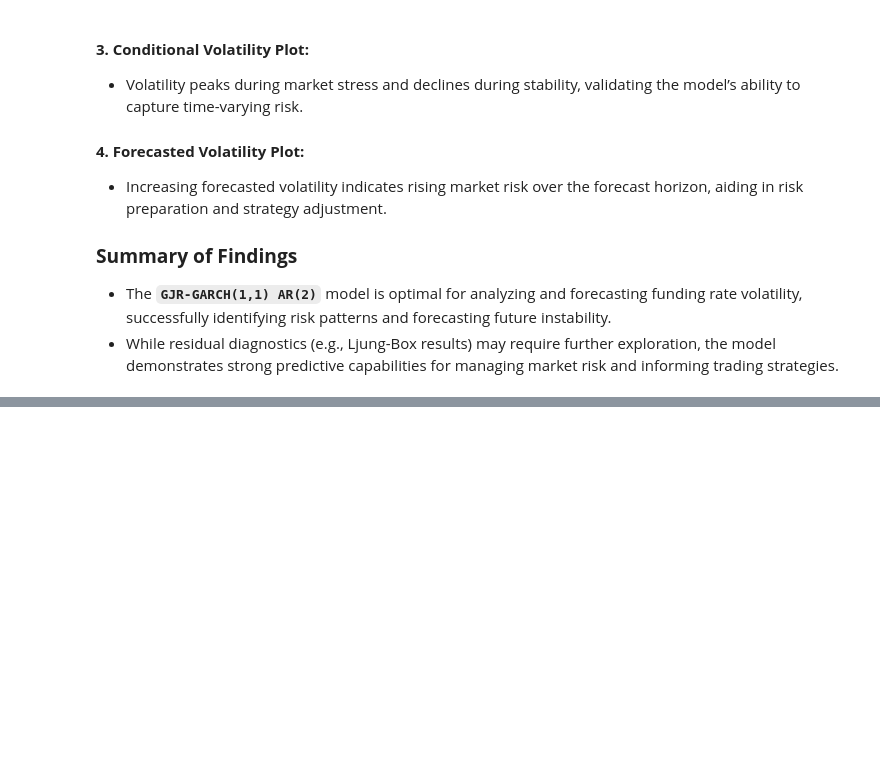
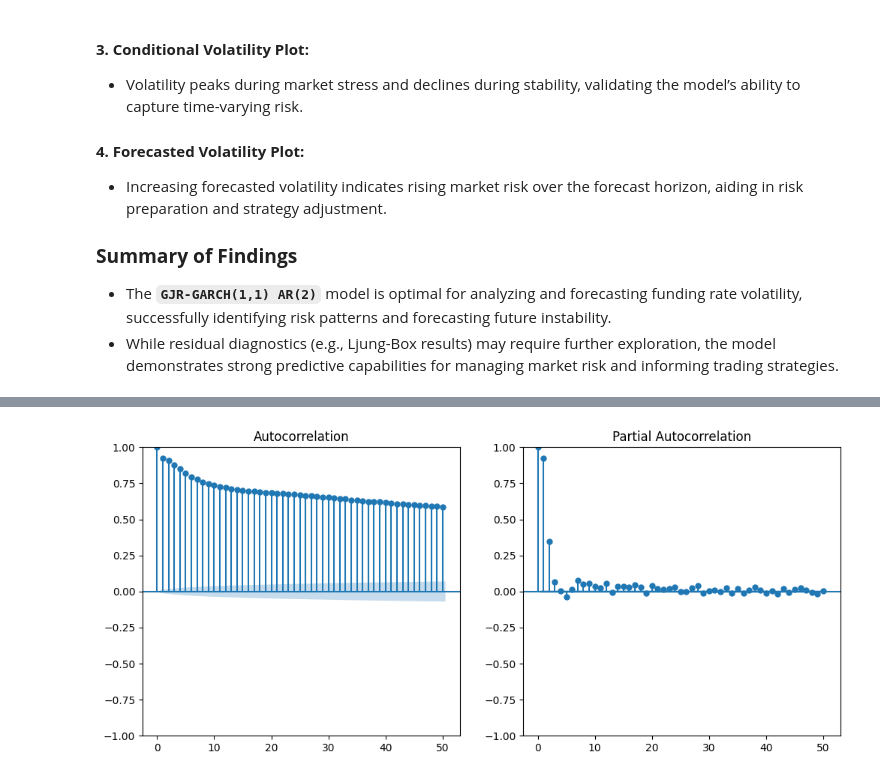
Before and after one commit to davidgieser/stat429_project, a Jupyter notebook: notebooks/model_development.ipynb, the cells around one changed output, grey strips where cells are left out. Saved outputs shown, nothing was run; the diff lists cells and outputs as text; code cells hidden in the pictures; blank space fills up the shorter version.

```diff
--- a/notebooks/model_development.ipynb
+++ b/notebooks/model_development.ipynb
@@ -863,3 +829,100 @@ See scipy.optimize.fmin_slsqp for code meaning.
 ### **Summary of Findings**
 - The **`GJR-GARCH(1,1) AR(2)`** model is optimal for analyzing and forecasting funding rate volatility, successfully identifying risk patterns and forecasting future instability.
 - While residual diagnostics (e.g., Ljung-Box results) may require further exploration, the model demonstrates strong predictive capabilities for managing market risk and informing trading strategies.
+# %%
+# Process data pipeline (rescale, handle outliers, etc.)
+df = process_pipeline(
+    BINANCE_BTC_PERP_CSV,
+    rescale=True,
+    scaling_factor=1e6,
+    handle_outliers=True
+)
+
+# Set index
+df.set_index('timestamp', inplace=True)
+
+# Extract funding_rate_series and check stationarity
+funding_rate_series = df['funding_rate'].dropna()
+adf_result = adfuller(funding_rate_series)
+print('ADF Statistic:', adf_result[0])
+print('p-value:', adf_result[1])
+if adf_result[1] > 0.05:
+    print("Series non-stationary, differencing if needed.")
+    funding_rate_series = funding_rate_series.diff().dropna()
+
+# Plot ACF/PACF if needed
+plot_acf_pacf(funding_rate_series, lags=50)
+
+# Add Model 1 direction predictions
+df = add_model1_direction(df)
+
+# Add Model 2 volatility forecast
+df = add_model2_volatility(df, steps=5)
+
+# For Model 3, we aim to predict `future_funding_rate` (one step ahead)
+df['future_funding_rate'] = df['funding_rate'].shift(-1)
+df.dropna(inplace=True)
+
+# Features for Model 3:
+features = [c for c in df.columns if c not in ['funding_rate', 'future_funding_rate', 'direction']]
+X = df[features]
+y = df['future_funding_rate']
+
+# Split into training and test sets
+split_idx = int(0.8 * len(df))
+X_train, X_test = X.iloc[:split_idx], X.iloc[split_idx:]
+y_train, y_test = y.iloc[:split_idx], y.iloc[split_idx:]
+
+# Final cleanup before training Model 3
+X_train = X_train.replace([np.inf, -np.inf], np.nan).fillna(0)
+X_train = X_train.clip(-1e9, 1e9)
+X_train = X_train.astype(np.float64)
+
+X_test = X_test.replace([np.inf, -np.inf], np.nan).fillna(0)
+X_test = X_test.clip(-1e9, 1e9)
+X_test = X_test.astype(np.float64)
+
+print("After cleanup:")
+print("X_train describe:\n", X_train.describe())
+print("X_test describe:\n", X_test.describe())
+
+# Train a RandomForestRegressor for Model 3
+from sklearn.ensemble import RandomForestRegressor
+m3_model = RandomForestRegressor(random_state=RANDOM_STATE, n_estimators=100)
+m3_model.fit(X_train, y_train)
+print("\nModel 3 training completed.")
+
+# Evaluate Model 3
+y_pred = m3_model.predict(X_test)
+from sklearn.metrics import mean_squared_error, r2_score
+mse = mean_squared_error(y_test, y_pred)
+r2 = r2_score(y_test, y_pred)
+print(f"\nModel 3 Evaluation:")
+print(f"MSE: {mse:.4f}")
+print(f"R²: {r2:.4f}")
+
+# Save Model 3
+save_model(m3_model, MODEL3_PATH)
+print(f"Model 3 saved to {MODEL3_PATH}")
+
+# Plot Feature Importance for Model 3
+plot_feature_importance(m3_model, X_train.columns, model_type='tree')
+
+# ------------------------------------------------------
+# Export predictions (Actual vs. Predicted) to CSV
+# ------------------------------------------------------
+results_df = X_test.copy()
+results_df['Actual'] = y_test
+results_df['Predicted'] = y_pred
+
+# If 'timestamp' was the index, let's bring it back as a column
+results_df.reset_index(inplace=True)
+
+results_df.reset_index(inplace=True)
+results_df.to_csv(PREDICTIONS_CSV, index=False)
+print(f"Predictions and actual values saved to {PREDICTIONS_CSV}")
+
+# Interpretation:
+# Model 3 uses model1_direction_pred and model2_volatility_h1 as additional features.
+# Further optimization: Try ARIMAX/SARIMAX or LSTM with direction & volatility as exogenous inputs.
+# %% [output]
@@ -865,0 +946 @@ See scipy.optimize.fmin_slsqp for code meaning.
+[figure, added]
```
Also changed, not shown: parts of 6 cells of this notebook, 10 other files.
